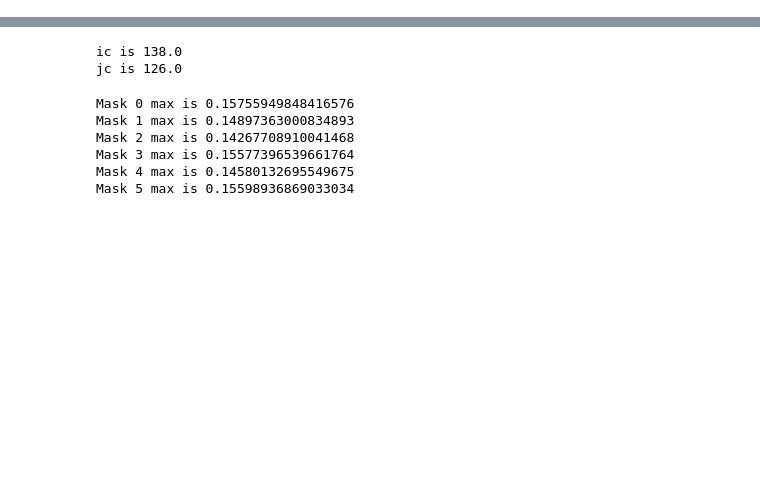
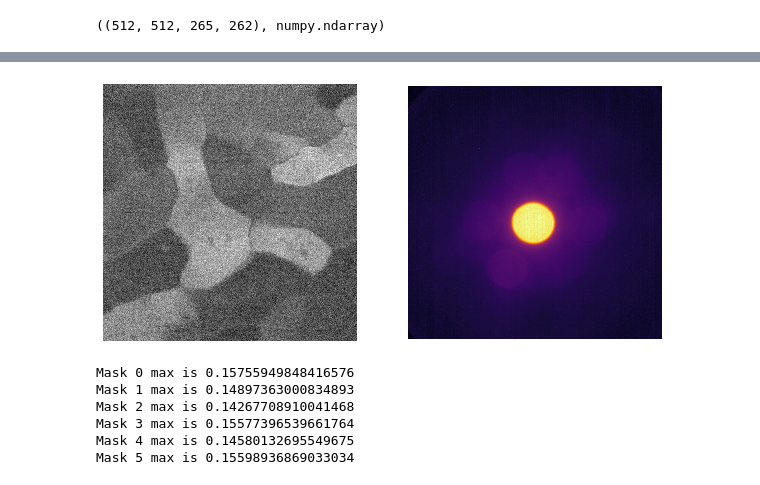
Before and after one commit to rmsreis/enamel-4dstem, a Jupyter notebook: sixfoldmask.ipynb, the cells around one changed output, grey strips where cells are left out. Saved outputs shown, nothing was run; the diff lists cells and outputs as text; code cells hidden in the pictures; blank space fills up the shorter version.

```diff
--- a/sixfoldmask.ipynb
+++ b/sixfoldmask.ipynb
@@ -27,8 +18,23 @@ datacube.name = 'datacube'
+# %%
+# Reading from the matlab/h5 file
+filename = 'C:/Users/Roberto/Box/Collaboration PaulSmeets_NU/ScanningDIff/stack4D.mat'
+
+## importing .mat files
+f = h5py.File(filename,'r')
+
+data = f.get('stem4D')
+data = np.array(data)
+
+data.shape , type(data)
+# %% [output]
+((512, 512, 265, 262), numpy.ndarray)
 # %%
-filename = 'Diffraction of vacuum_256x256_50_25.dm3'
+# filename = 'Diffraction of vacuum_256x256_50_25.dm3'
+filename='C:/Users/Roberto/Box/Collaboration PaulSmeets_NU/ScanningDIff/vacuum_256x256_50_25.dm4'
+
 from ncempy.io import dm
 vacuum = dm.dmReader(filename)
 # %%
 #normalize by vacuum probe
 vacuum_sum=np.sum(vacuum['data'])
-normalized_data=datacube.data/vacuum_sum
+data = data/vacuum_sum
@@ -35,11 +43,12 @@ normalized_data=datacube.data/vacuum_sum
+# %%
+ave_dp = np.sum(data,axis=(2,3))
+ave_im = np.sum(data,axis=(0,1))
 # %%
-aveDP = np.average(normalized_data, axis=(0,1))
-
-fig,ax=plt.subplots(1,2)
+fig,ax=plt.subplots(1,2, figsize=(10,6))
 
 #plot real space image
-ax[0].matshow(np.average(normalized_data, axis=(2,3)))
-ax[1].matshow(np.sqrt(aveDP), cmap=plt.cm.inferno)
+ax[0].imshow(ave_im, cmap = plt.cm.gray)
+ax[1].imshow(np.sqrt(ave_dp), cmap=plt.cm.inferno)
 
 ax[0].axis('off')
 ax[1].axis('off')
@@ -51,13 +58,11 @@ plt.show()
+[figure, added]
 # %%
 from skimage import feature
-blob=feature.blob_log(aveDP, threshold = .0002)
+blob=feature.blob_log(ave_dp, threshold = .000001)
 ic=blob[0,0]
 jc=blob[0,1]
 print("ic is " + str(ic))
 print("jc is " + str(jc))
-# %% [output]
-ic is 138.0
-jc is 126.0
 # %%
 xa, ya = 80, 165
 
```
Also changed, not shown: parts of 5 cells of this notebook.
